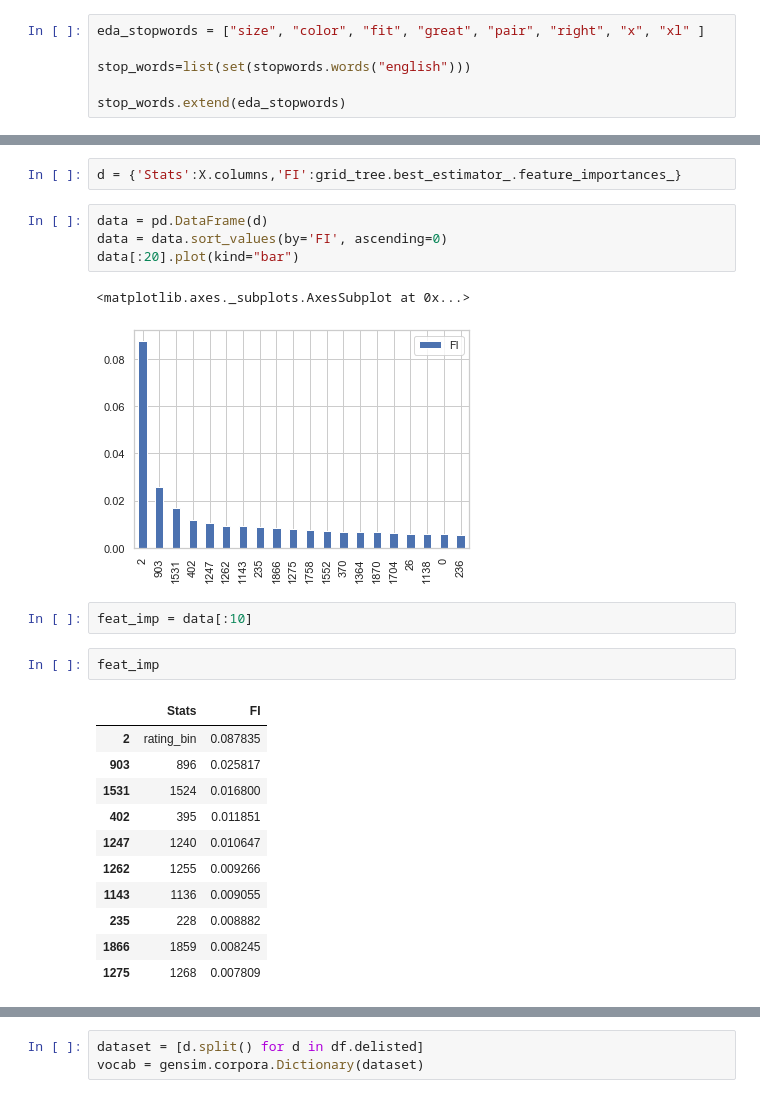
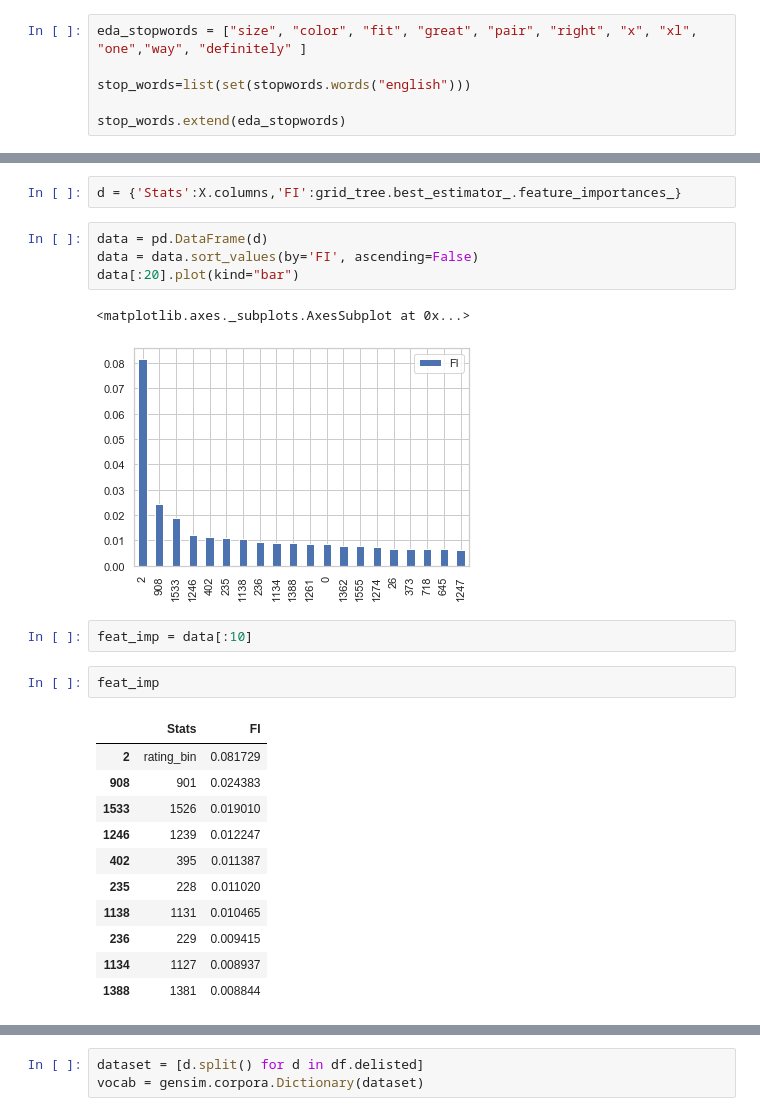
Before and after one commit to dorjeys3/Walmart_proj, a Jupyter notebook: Preprocessing.ipynb, the cells around one changed output, grey strips where cells are left out. Drawn from its saved outputs; the diff is of its cells as text.

```diff
--- a/Preprocessing.ipynb
+++ b/Preprocessing.ipynb
@@ -195,7 +197,7 @@ plt.show()
 # %% [markdown]
 Adding new stopwords found from the word cloud
 # %%
-eda_stopwords = ["size", "color", "fit", "great", "pair", "right", "x", "xl" ]
+eda_stopwords = ["size", "color", "fit", "great", "pair", "right", "x", "xl", "one","way", "definitely" ]
 
 stop_words=list(set(stopwords.words("english")))
 
@@ -554,27 +567,27 @@ GridSearchCV F1 score is: 0.888888888888889
 d = {'Stats':X.columns,'FI':grid_tree.best_estimator_.feature_importances_}
 # %%
 data = pd.DataFrame(d)
-data = data.sort_values(by='FI', ascending=0)
+data = data.sort_values(by='FI', ascending=False)
 data[:20].plot(kind="bar")
 # %% [output]
 <matplotlib.axes._subplots.AxesSubplot at 0x...>
-[figure, old version]
+[figure, new version]
 # %%
 feat_imp = data[:10]
 # %%
 feat_imp
 # %% [output]
 |  | Stats | FI |
-| 2 | rating_bin | 0.087835 |
-| 903 | 896 | 0.025817 |
-| 1531 | 1524 | 0.016800 |
-| 402 | 395 | 0.011851 |
-| 1247 | 1240 | 0.010647 |
-| 1262 | 1255 | 0.009266 |
-| 1143 | 1136 | 0.009055 |
-| 235 | 228 | 0.008882 |
-| 1866 | 1859 | 0.008245 |
-| 1275 | 1268 | 0.007809 |
+| 2 | rating_bin | 0.081729 |
+| 908 | 901 | 0.024383 |
+| 1533 | 1526 | 0.019010 |
+| 1246 | 1239 | 0.012247 |
+| 402 | 395 | 0.011387 |
+| 235 | 228 | 0.011020 |
+| 1138 | 1131 | 0.010465 |
+| 236 | 229 | 0.009415 |
+| 1134 | 1127 | 0.008937 |
+| 1388 | 1381 | 0.008844 |
 # %%
 x=feat_imp.Stats.astype("str")
 y=feat_imp.FI
```
Also changed, not shown: parts of 23 cells of this notebook, 1 other file.
